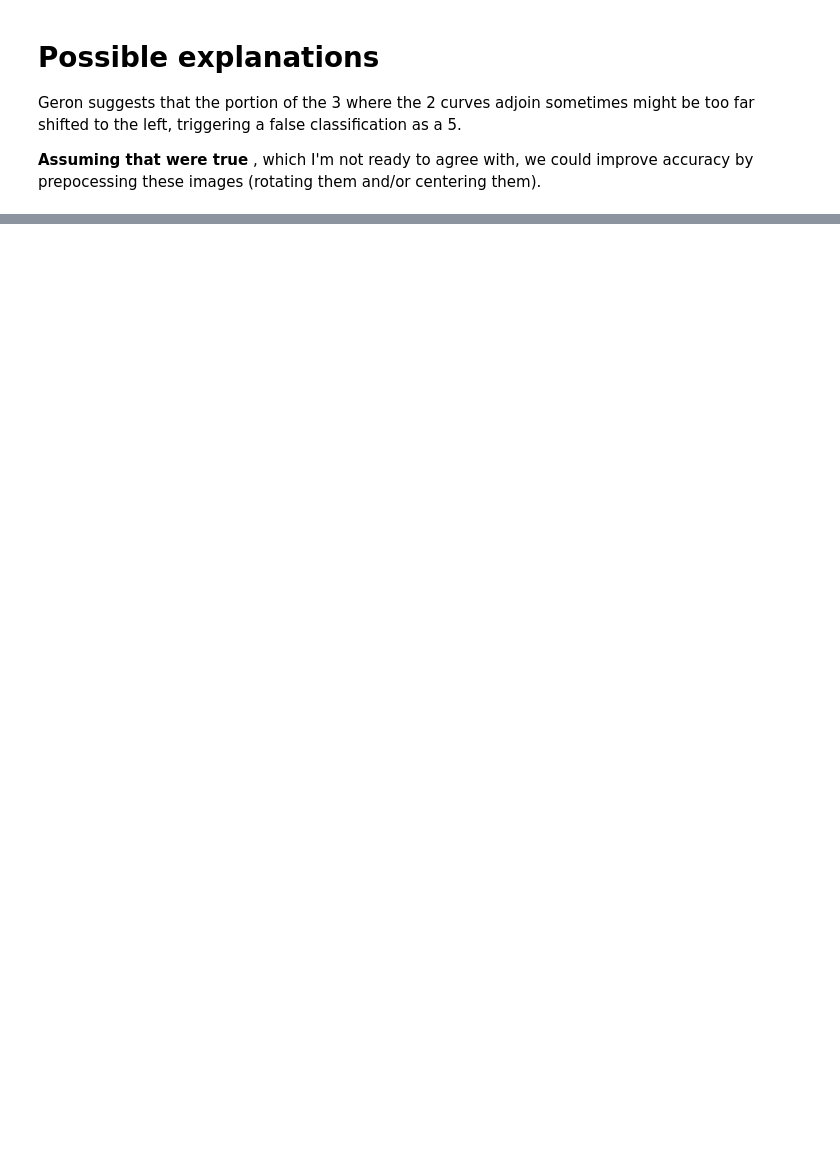
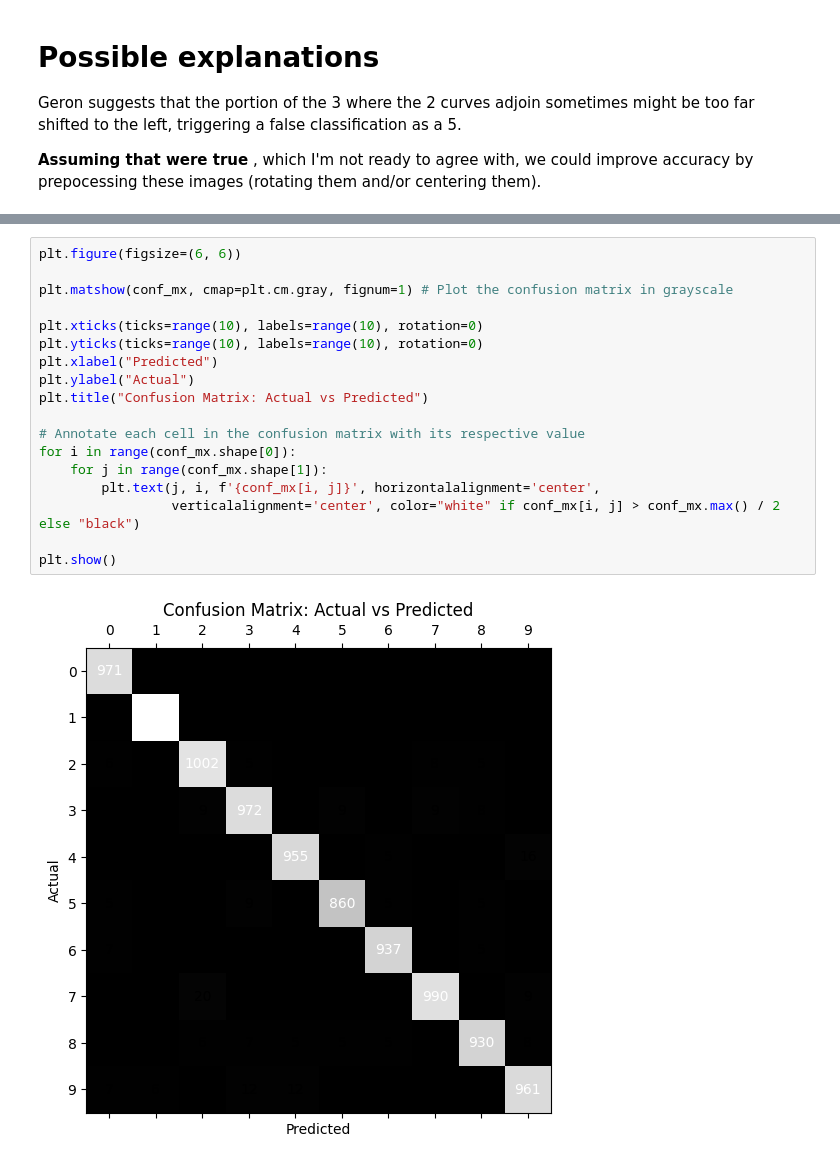
Before and after one commit to martn2023/digit-classification-neural-network-ML, a Jupyter notebook: full_analysis.ipynb, the cells around one changed output, grey strips where cells are left out. Saved outputs shown, nothing was run; the diff lists cells and outputs as text; blank space fills up the shorter version.

```diff
--- a/full_analysis.ipynb
+++ b/full_analysis.ipynb
@@ -702,0 +754,20 @@ plt.show()
+# %%
+plt.figure(figsize=(6, 6))
+
+plt.matshow(conf_mx, cmap=plt.cm.gray, fignum=1) # Plot the confusion matrix in grayscale
+
+plt.xticks(ticks=range(10), labels=range(10), rotation=0)
+plt.yticks(ticks=range(10), labels=range(10), rotation=0)
+plt.xlabel("Predicted")
+plt.ylabel("Actual")
+plt.title("Confusion Matrix: Actual vs Predicted")
+
+# Annotate each cell in the confusion matrix with its respective value
+for i in range(conf_mx.shape[0]):
+    for j in range(conf_mx.shape[1]):
+        plt.text(j, i, f'{conf_mx[i, j]}', horizontalalignment='center',
+                 verticalalignment='center', color="white" if conf_mx[i, j] > conf_mx.max() / 2 else "black")
+
+plt.show()
+# %% [output]
+[figure, added]
```
Also changed, not shown: parts of 4 cells of this notebook.
